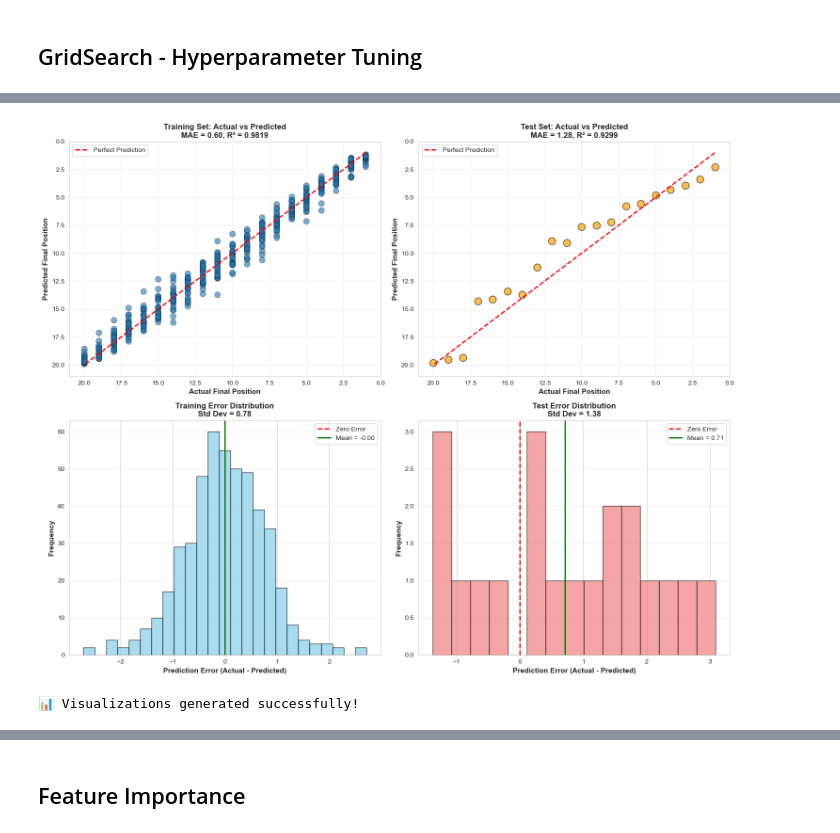
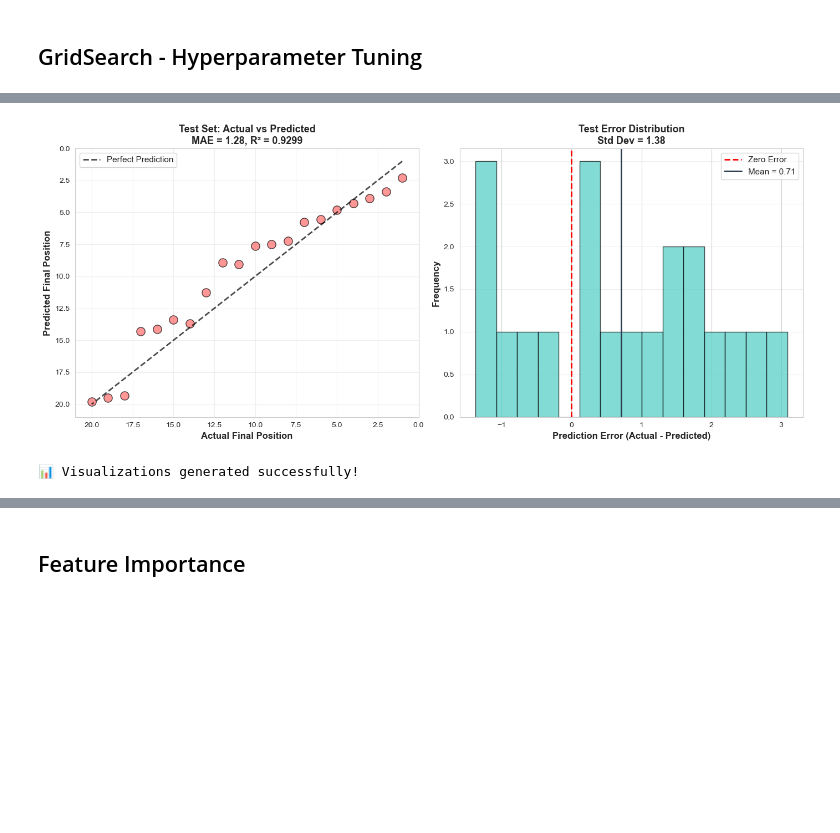
Before and after one commit to AtfastrSlushyMaker/pl-standings-prediction-project, a Jupyter notebook: notebooks/algorithms/random_forest/random_forest.ipynb, the cells around one changed output, grey strips where cells are left out. Cells and saved outputs as stored; diff of their text form; code cells hidden in the pictures; blank space fills up the shorter version.

```diff
--- a/notebooks/algorithms/random_forest/random_forest.ipynb
+++ b/notebooks/algorithms/random_forest/random_forest.ipynb
@@ -34,6 +34,7 @@ candidate_paths = [
     Path('data/processed/team_season_aggregated.csv'),
     Path('../data/processed/team_season_aggregated.csv'),
     Path('../../data/processed/team_season_aggregated.csv'),
+    Path('../../../data/processed/team_season_aggregated.csv'),  # For notebooks/algorithms/random_forest/
 ]
 
 agg_path = next((p for p in candidate_paths if p.exists()), None)
@@ -367,66 +344,40 @@ else:
 # %%
-# Actual vs Predicted & Error Distribution
+# Test Set Performance Visualization
 import matplotlib.pyplot as plt
 import seaborn as sns
 
-fig, axes = plt.subplots(2, 2, figsize=(15, 12))
+fig, axes = plt.subplots(1, 2, figsize=(14, 6))
 
-# 1. Training Set: Actual vs Predicted
-axes[0, 0].scatter(y_train_agg, y_pred_train, alpha=0.6, s=80, edgecolors='black', linewidths=0.5)
-axes[0, 0].plot([1, 20], [1, 20], 'r--', lw=2, label='Perfect Prediction')
-axes[0, 0].set_xlabel('Actual Final Position', fontsize=11, fontweight='bold')
-axes[0, 0].set_ylabel('Predicted Final Position', fontsize=11, fontweight='bold')
-axes[0, 0].set_title(f'Training Set: Actual vs Predicted\nMAE = {mae_train:.2f}, R² = {r2_train:.4f}',
-                     fontsize=12, fontweight='bold')
-axes[0, 0].legend(fontsize=10)
-axes[0, 0].grid(alpha=0.3)
-axes[0, 0].set_xlim(0, 21)
-axes[0, 0].set_ylim(0, 21)
-axes[0, 0].invert_yaxis()
-axes[0, 0].invert_xaxis()
+# 1. Test Set: Actual vs Predicted
+axes[0].scatter(y_test, y_pred_test, alpha=0.7, s=120, edgecolors='black', linewidths=1, color='#FF6B6B')
+axes[0].plot([1, 20], [1, 20], 'k--', lw=2, label='Perfect Prediction', alpha=0.7)
+axes[0].set_xlabel('Actual Final Position', fontsize=12, fontweight='bold')
+axes[0].set_ylabel('Predicted Final Position', fontsize=12, fontweight='bold')
+axes[0].set_title(f'Test Set: Actual vs Predicted\nMAE = {mae_test:.2f}, R² = {r2_test:.4f}',
+                 fontsize=13, fontweight='bold')
+axes[0].legend(fontsize=11)
+axes[0].grid(alpha=0.3)
+axes[0].set_xlim(0, 21)
+axes[0].set_ylim(0, 21)
+axes[0].invert_yaxis()
+axes[0].invert_xaxis()
 
-# 2. Test Set: Actual vs Predicted
-axes[0, 1].scatter(y_test_agg, y_pred_test, alpha=0.7, s=120, edgecolors='black', linewidths=1, color='orange')
-axes[0, 1].plot([1, 20], [1, 20], 'r--', lw=2, label='Perfect Prediction')
-axes[0, 1].set_xlabel('Actual Final Position', fontsize=11, fontweight='bold')
-axes[0, 1].set_ylabel('Predicted Final Position', fontsize=11, fontweight='bold')
-axes[0, 1].set_title(f'Test Set: Actual vs Predicted\nMAE = {mae_test:.2f}, R² = {r2_test:.4f}',
-                     fontsize=12, fontweight='bold')
-axes[0, 1].legend(fontsize=10)
-axes[0, 1].grid(alpha=0.3)
-axes[0, 1].set_xlim(0, 21)
-axes[0, 1].set_ylim(0, 21)
-axes[0, 1].invert_yaxis()
-axes[0, 1].invert_xaxis()
-
-# 3. Training Error Distribution
-axes[1, 0].hist(errors_train, bins=25, color='skyblue', edgecolor='black', alpha=0.7)
-axes[1, 0].axvline(0, color='red', linestyle='--', linewidth=2, label='Zero Error')
-axes[1, 0].axvline(errors_train.mean(), color='green', linestyle='-', linewidth=2,
-                   label=f'Mean = {errors_train.mean():.2f}')
-axes[1, 0].set_xlabel('Prediction Error (Actual - Predicted)', fontsize=11, fontweight='bold')
-axes[1, 0].set_ylabel('Frequency', fontsize=11, fontweight='bold')
-axes[1, 0].set_title(f'Training Error Distribution\nStd Dev = {errors_train.std():.2f}',
-                     fontsize=12, fontweight='bold')
-axes[1, 0].legend(fontsize=10)
-axes[1, 0].grid(alpha=0.3, axis='y')
-
-# 4. Test Error Distribution
-axes[1, 1].hist(errors_test, bins=15, color='lightcoral', edgecolor='black', alpha=0.7)
-axes[1, 1].axvline(0, color='red', linestyle='--', linewidth=2, label='Zero Error')
-axes[1, 1].axvline(errors_test.mean(), color='green', linestyle='-', linewidth=2,
-                   label=f'Mean = {errors_test.mean():.2f}')
-axes[1, 1].set_xlabel('Prediction Error (Actual - Predicted)', fontsize=11, fontweight='bold')
-axes[1, 1].set_ylabel('Frequency', fontsize=11, fontweight='bold')
-axes[1, 1].set_title(f'Test Error Distribution\nStd Dev = {errors_test.std():.2f}',
-                     fontsize=12, fontweight='bold')
-axes[1, 1].legend(fontsize=10)
-axes[1, 1].grid(alpha=0.3, axis='y')
+# 2. Test Error Distribution
+axes[1].hist(errors_test, bins=15, color='#4ECDC4', edgecolor='black', alpha=0.7)
+axes[1].axvline(0, color='red', linestyle='--', linewidth=2, label='Zero Error')
+axes[1].axvline(errors_test.mean(), color='#2C3E50', linestyle='-', linewidth=2,
+               label=f'Mean = {errors_test.mean():.2f}')
+axes[1].set_xlabel('Prediction Error (Actual - Predicted)', fontsize=12, fontweight='bold')
+axes[1].set_ylabel('Frequency', fontsize=12, fontweight='bold')
+axes[1].set_title(f'Test Error Distribution\nStd Dev = {errors_test.std():.2f}',
+                 fontsize=13, fontweight='bold')
+axes[1].legend(fontsize=11)
+axes[1].grid(alpha=0.3, axis='y')
 
 plt.tight_layout()
 plt.show()
 
 print("📊 Visualizations generated successfully!")
 # %% [output]
-[figure, old version]
+[figure, new version]
 📊 Visualizations generated successfully!
```
Also changed, not shown: parts of 28 cells of this notebook.
